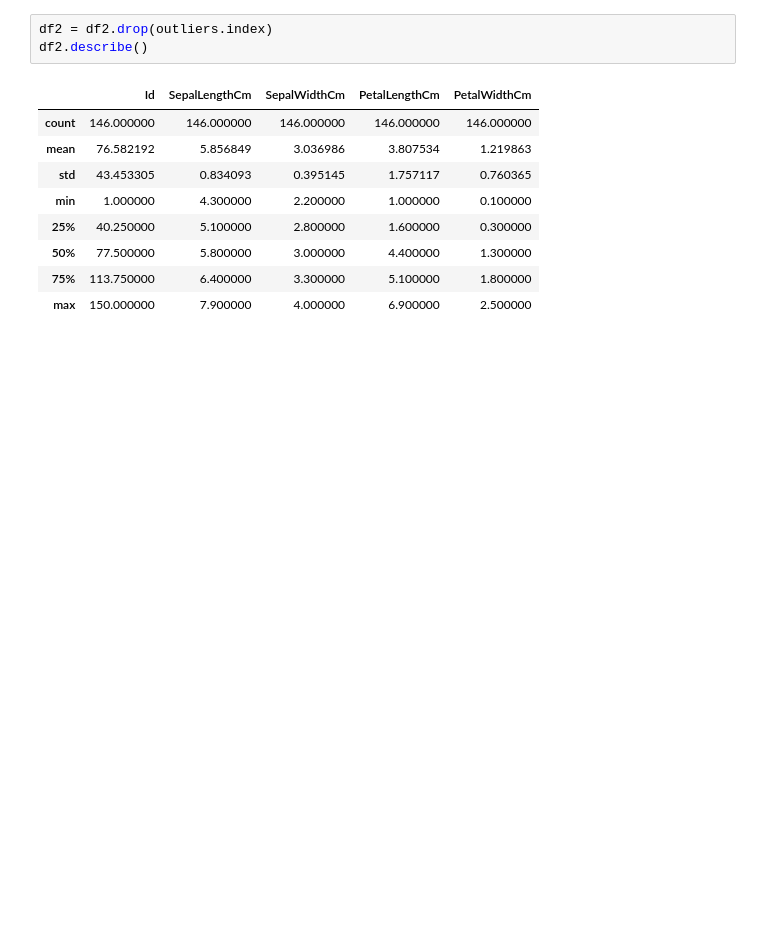
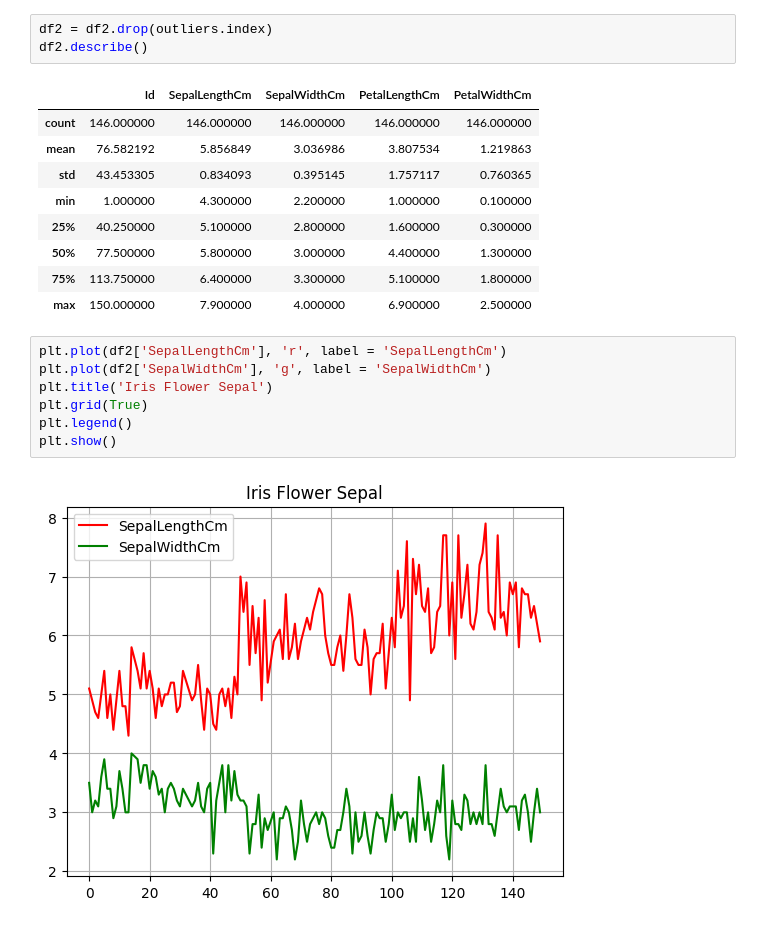
Before and after one commit to ShiwangitaSingh/IrisFlowerClassification, a Jupyter notebook: DataAnalysis.ipynb, the cells around one changed output. Drawn from its saved outputs; the diff is of its cells as text; blank space fills up the shorter version.

Commit message:
adding plots

```diff
--- a/DataAnalysis.ipynb
+++ b/DataAnalysis.ipynb
@@ -75,3 +75,12 @@ df2.describe()
 | 50% | 77.500000 | 5.800000 | 3.000000 | 4.400000 | 1.300000 |
 | 75% | 113.750000 | 6.400000 | 3.300000 | 5.100000 | 1.800000 |
 | max | 150.000000 | 7.900000 | 4.000000 | 6.900000 | 2.500000 |
+# %%
+plt.plot(df2['SepalLengthCm'], 'r', label = 'SepalLengthCm')
+plt.plot(df2['SepalWidthCm'], 'g', label = 'SepalWidthCm')
+plt.title('Iris Flower Sepal')
+plt.grid(True)
+plt.legend()
+plt.show()
+# %% [output]
+[figure, added]
```
Also changed, not shown: parts of 5 cells of this notebook.
